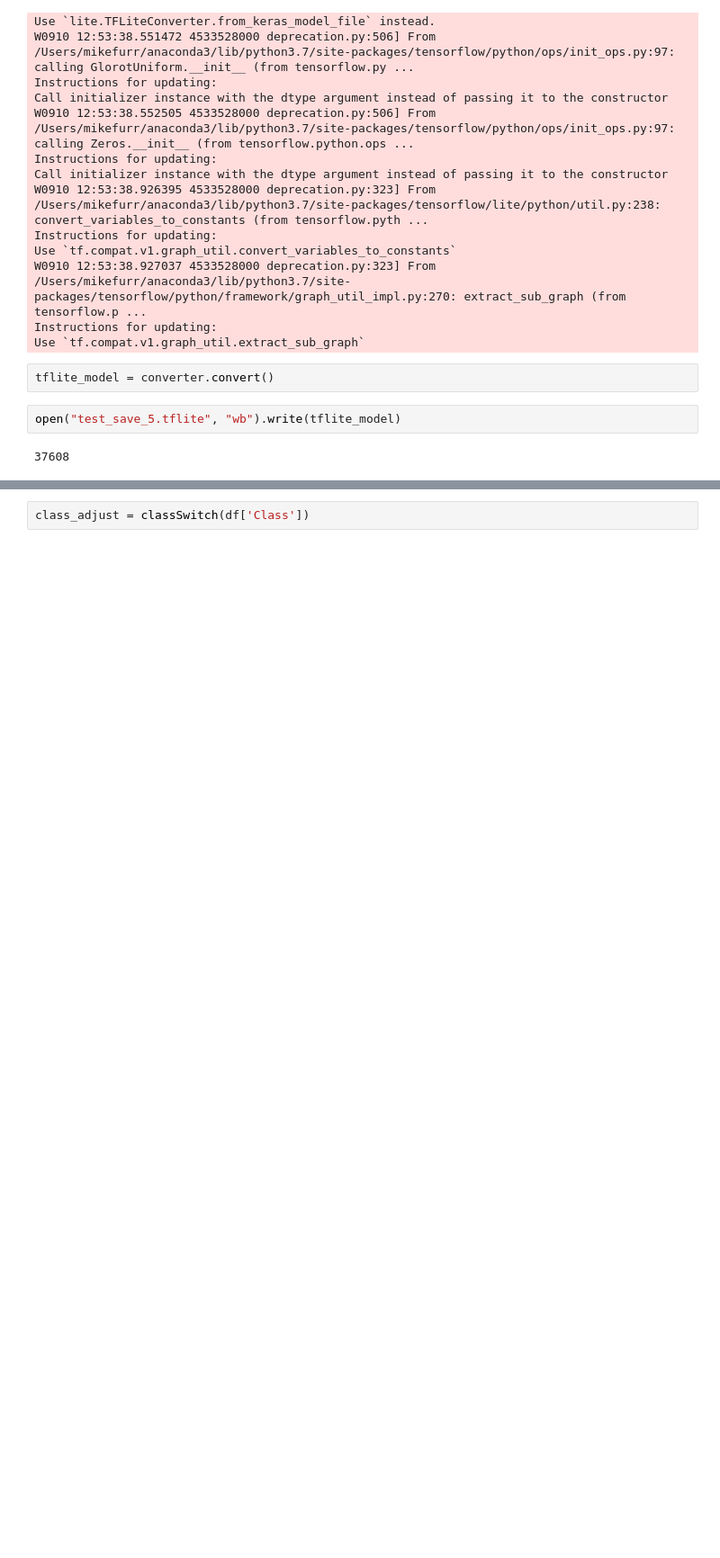
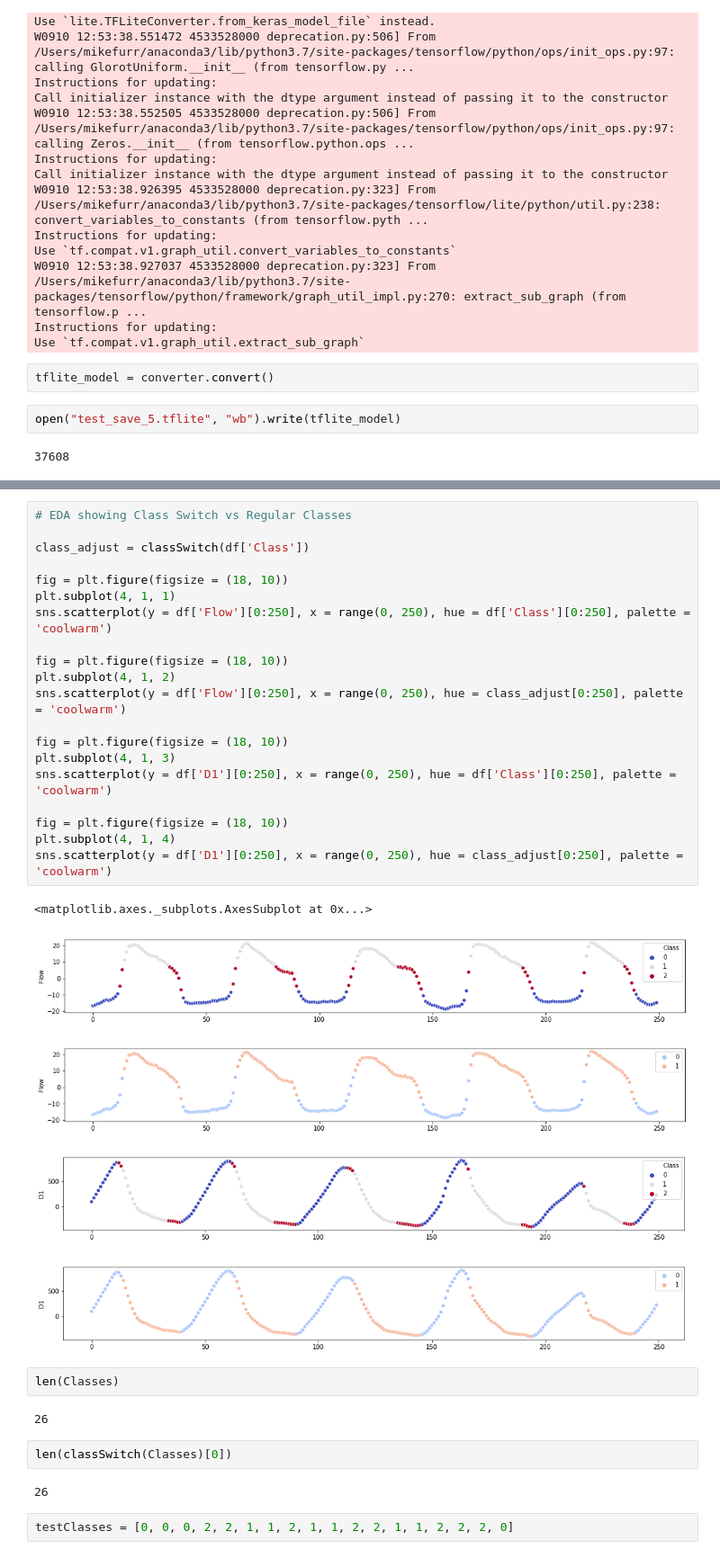
Before and after one commit to RightAir/BreathDetectionSystem, a Jupyter notebook: TensorFlow/BreathDetection Keras Model Decision Algorithm V2.ipynb, the cells around one changed output, grey strips where cells are left out. Shown at 90% size. Saved outputs shown, nothing was run; the diff lists cells and outputs as text; blank space fills up the shorter version.

```diff
--- a/TensorFlow/BreathDetection Keras Model Decision Algorithm V2.ipynb
+++ b/TensorFlow/BreathDetection Keras Model Decision Algorithm V2.ipynb
@@ -365,5 +381,39 @@ def classSwitch(Classes):
             decision.append(Classes[i])
 
     return decision
-# %%
-class_adjust = classSwitch(df['Class'])
+# %%
+# EDA showing Class Switch vs Regular Classes
+
+class_adjust = classSwitch(df['Class'])
+
+fig = plt.figure(figsize = (18, 10))
+plt.subplot(4, 1, 1)
+sns.scatterplot(y = df['Flow'][0:250], x = range(0, 250), hue = df['Class'][0:250], palette = 'coolwarm')
+
+fig = plt.figure(figsize = (18, 10))
+plt.subplot(4, 1, 2)
+sns.scatterplot(y = df['Flow'][0:250], x = range(0, 250), hue = class_adjust[0:250], palette = 'coolwarm')
+
+fig = plt.figure(figsize = (18, 10))
+plt.subplot(4, 1, 3)
+sns.scatterplot(y = df['D1'][0:250], x = range(0, 250), hue = df['Class'][0:250], palette = 'coolwarm')
+
+fig = plt.figure(figsize = (18, 10))
+plt.subplot(4, 1, 4)
+sns.scatterplot(y = df['D1'][0:250], x = range(0, 250), hue = class_adjust[0:250], palette = 'coolwarm')
+# %% [output]
+<matplotlib.axes._subplots.AxesSubplot at 0x...>
+[figure, added]
+[figure, added]
+[figure, added]
+[figure, added]
+# %%
+len(Classes)
+# %% [output]
+26
+# %%
+len(classSwitch(Classes)[0])
+# %% [output]
+26
+# %%
+testClasses = [0, 0, 0, 2, 2, 1, 1, 2, 1, 1, 2, 2, 1, 1, 2, 2, 2, 0]
```
Also changed, not shown: parts of 8 cells of this notebook.
